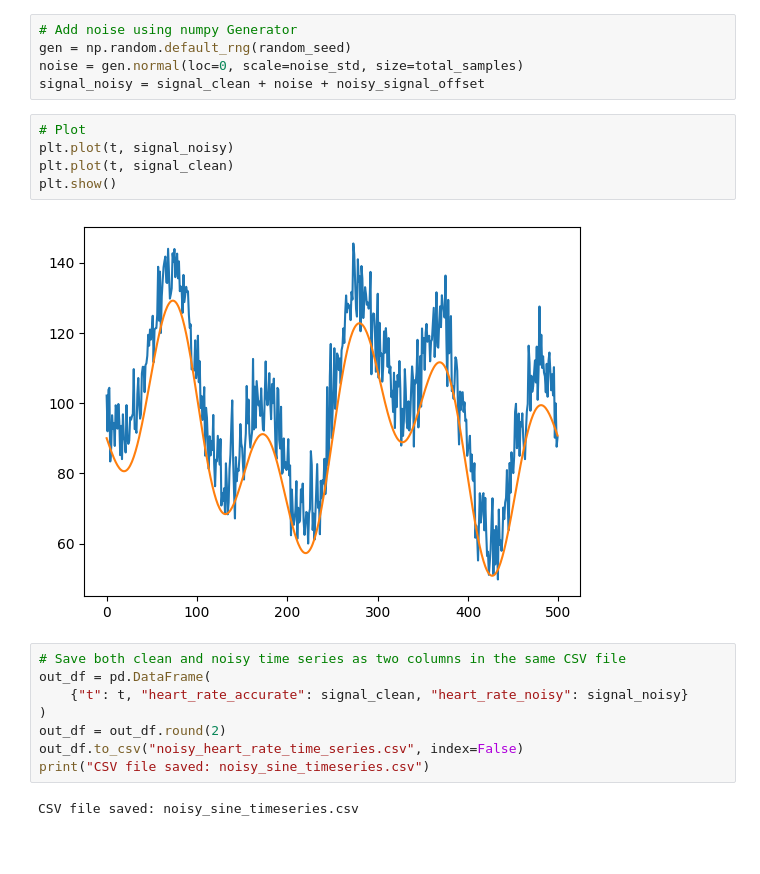
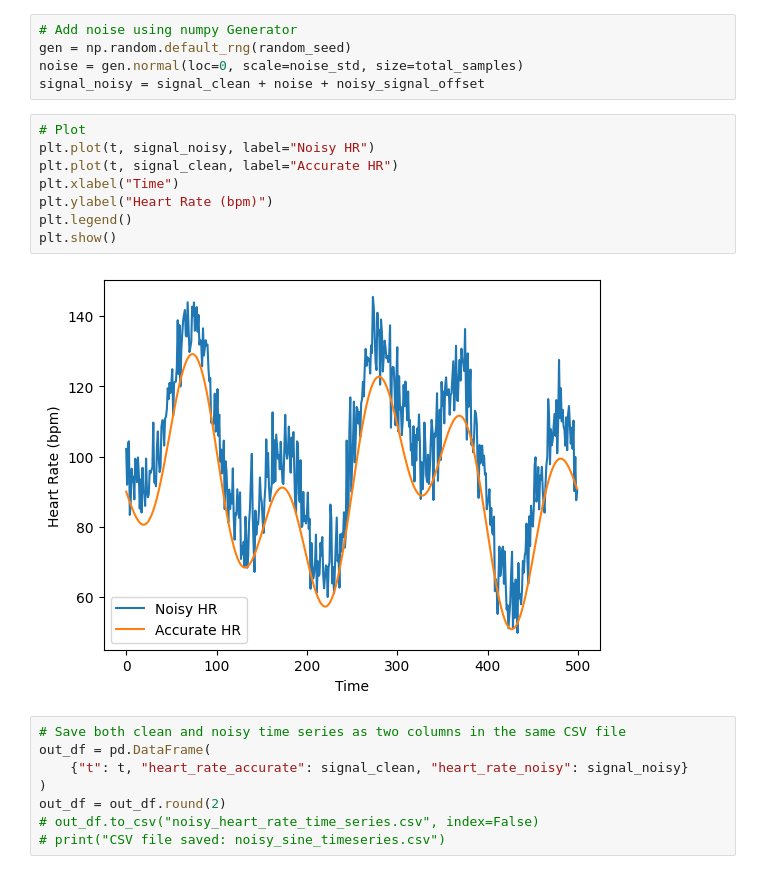
Before and after one commit to mh-skjelvareid/inf-1600-intro-ai, a Jupyter notebook: jupyter/create_noisy_hr_timeseries.ipynb, the cells around one changed output. Saved outputs shown, nothing was run; the diff lists cells and outputs as text; blank space fills up the shorter version.

Commit message:
Make plot for presentation

```diff
--- a/jupyter/create_noisy_hr_timeseries.ipynb
+++ b/jupyter/create_noisy_hr_timeseries.ipynb
@@ -31,18 +31,19 @@ noise = gen.normal(loc=0, scale=noise_std, size=total_samples)
 signal_noisy = signal_clean + noise + noisy_signal_offset
 # %%
 # Plot
-plt.plot(t, signal_noisy)
-plt.plot(t, signal_clean)
+plt.plot(t, signal_noisy, label="Noisy HR")
+plt.plot(t, signal_clean, label="Accurate HR")
+plt.xlabel("Time")
+plt.ylabel("Heart Rate (bpm)")
+plt.legend()
 plt.show()
 # %% [output]
-[figure, old version]
+[figure, new version]
 # %%
 # Save both clean and noisy time series as two columns in the same CSV file
 out_df = pd.DataFrame(
     {"t": t, "heart_rate_accurate": signal_clean, "heart_rate_noisy": signal_noisy}
 )
 out_df = out_df.round(2)
-out_df.to_csv("noisy_heart_rate_time_series.csv", index=False)
-print("CSV file saved: noisy_sine_timeseries.csv")
+# out_df.to_csv("noisy_heart_rate_time_series.csv", index=False)
+# print("CSV file saved: noisy_sine_timeseries.csv")
-# %% [output]
-CSV file saved: noisy_sine_timeseries.csv
```
